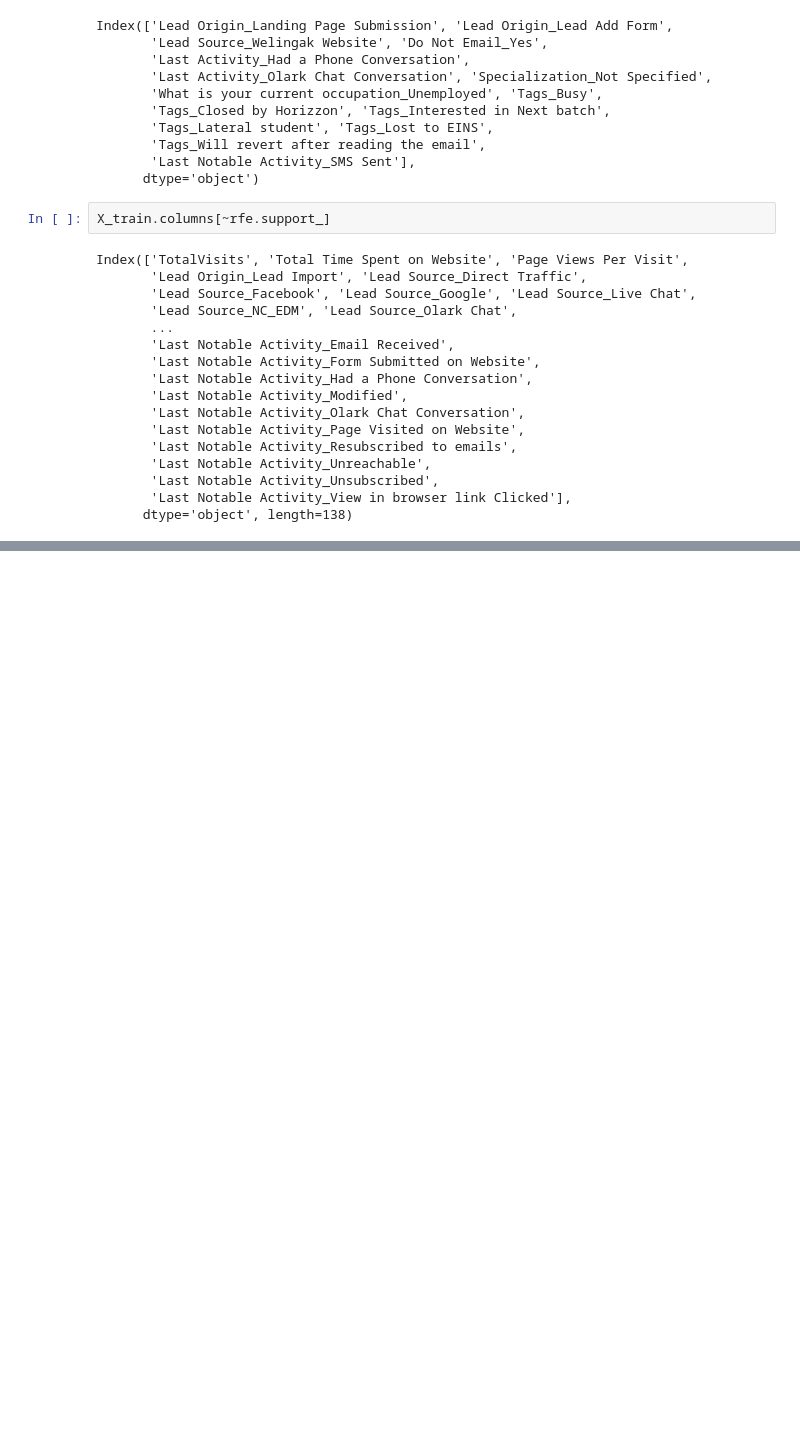
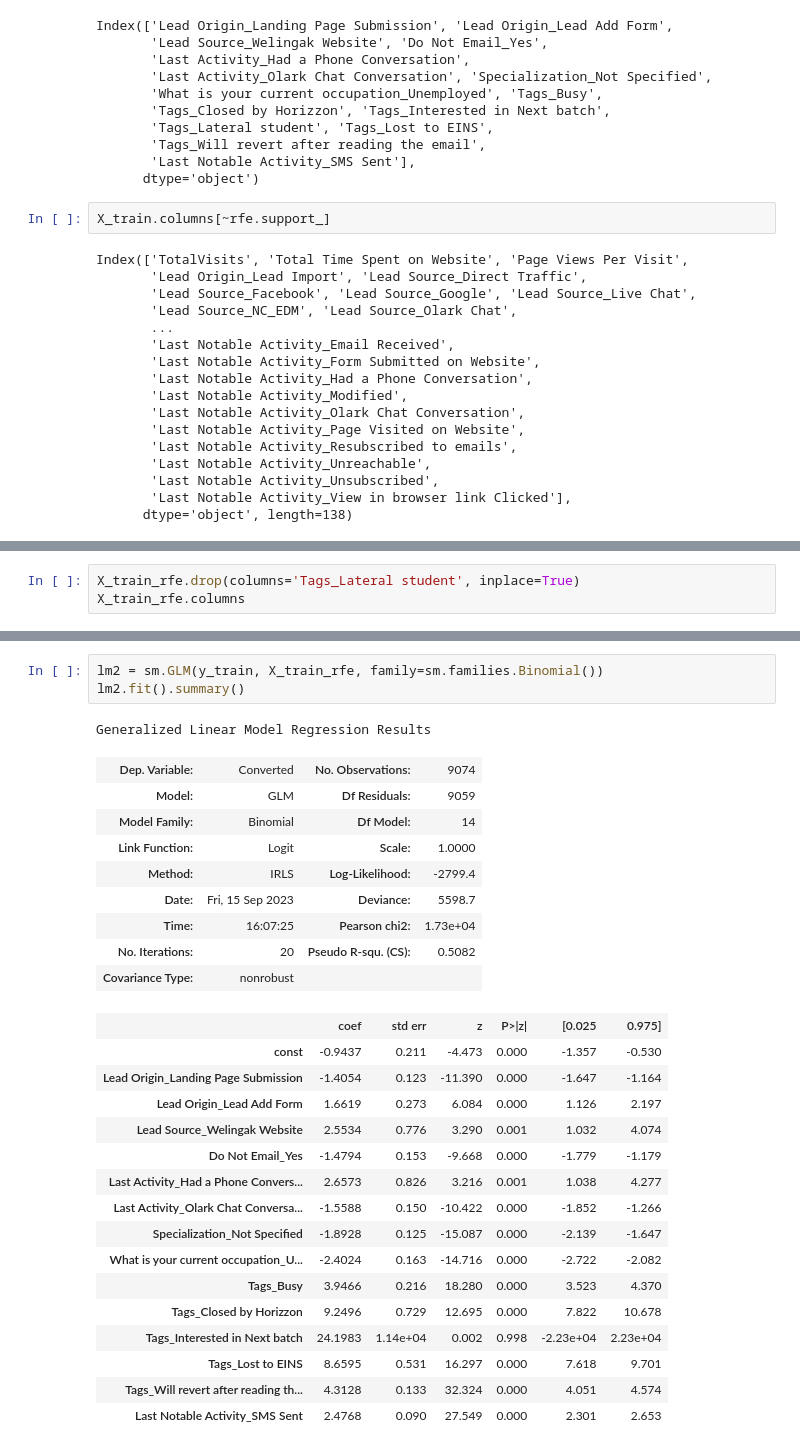
Before and after one commit to pratiksinha35/lead_score, a Jupyter notebook: Model.ipynb, the cells around one changed output, grey strips where cells are left out. Cells and saved outputs as stored; diff of their text form; blank space fills up the shorter version.

```diff
--- a/Model.ipynb
+++ b/Model.ipynb
@@ -570,0 +633,3 @@ X_train_rfe.head()
+# %%
+X_train_rfe.drop(columns='Tags_Lateral student', inplace=True)
+X_train_rfe.columns
@@ -570,0 +646,30 @@ X_train_rfe.head()
+# %%
+lm2 = sm.GLM(y_train, X_train_rfe, family=sm.families.Binomial())
+lm2.fit().summary()
+# %% [output]
+Generalized Linear Model Regression Results
+| Dep. Variable: | Converted | No. Observations: | 9074 |
+| Model: | GLM | Df Residuals: | 9059 |
+| Model Family: | Binomial | Df Model: | 14 |
+| Link Function: | Logit | Scale: | 1.0000 |
+| Method: | IRLS | Log-Likelihood: | -2799.4 |
+| Date: | Fri, 15 Sep 2023 | Deviance: | 5598.7 |
+| Time: | 16:07:25 | Pearson chi2: | 1.73e+04 |
+| No. Iterations: | 20 | Pseudo R-squ. (CS): | 0.5082 |
+| Covariance Type: | nonrobust |  |  |
+|  | coef | std err | z | P>|z| | [0.025 | 0.975] |
+| const | -0.9437 | 0.211 | -4.473 | 0.000 | -1.357 | -0.530 |
+| Lead Origin_Landing Page Submission | -1.4054 | 0.123 | -11.390 | 0.000 | -1.647 | -1.164 |
+| Lead Origin_Lead Add Form | 1.6619 | 0.273 | 6.084 | 0.000 | 1.126 | 2.197 |
+| Lead Source_Welingak Website | 2.5534 | 0.776 | 3.290 | 0.001 | 1.032 | 4.074 |
+| Do Not Email_Yes | -1.4794 | 0.153 | -9.668 | 0.000 | -1.779 | -1.179 |
+| Last Activity_Had a Phone Convers... | 2.6573 | 0.826 | 3.216 | 0.001 | 1.038 | 4.277 |
+| Last Activity_Olark Chat Conversa... | -1.5588 | 0.150 | -10.422 | 0.000 | -1.852 | -1.266 |
+| Specialization_Not Specified | -1.8928 | 0.125 | -15.087 | 0.000 | -2.139 | -1.647 |
+| What is your current occupation_U... | -2.4024 | 0.163 | -14.716 | 0.000 | -2.722 | -2.082 |
+| Tags_Busy | 3.9466 | 0.216 | 18.280 | 0.000 | 3.523 | 4.370 |
+| Tags_Closed by Horizzon | 9.2496 | 0.729 | 12.695 | 0.000 | 7.822 | 10.678 |
+| Tags_Interested in Next batch | 24.1983 | 1.14e+04 | 0.002 | 0.998 | -2.23e+04 | 2.23e+04 |
+| Tags_Lost to EINS | 8.6595 | 0.531 | 16.297 | 0.000 | 7.618 | 9.701 |
+| Tags_Will revert after reading th... | 4.3128 | 0.133 | 32.324 | 0.000 | 4.051 | 4.574 |
+| Last Notable Activity_SMS Sent | 2.4768 | 0.090 | 27.549 | 0.000 | 2.301 | 2.653 |
```
Also changed, not shown: parts of 11 cells of this notebook.
